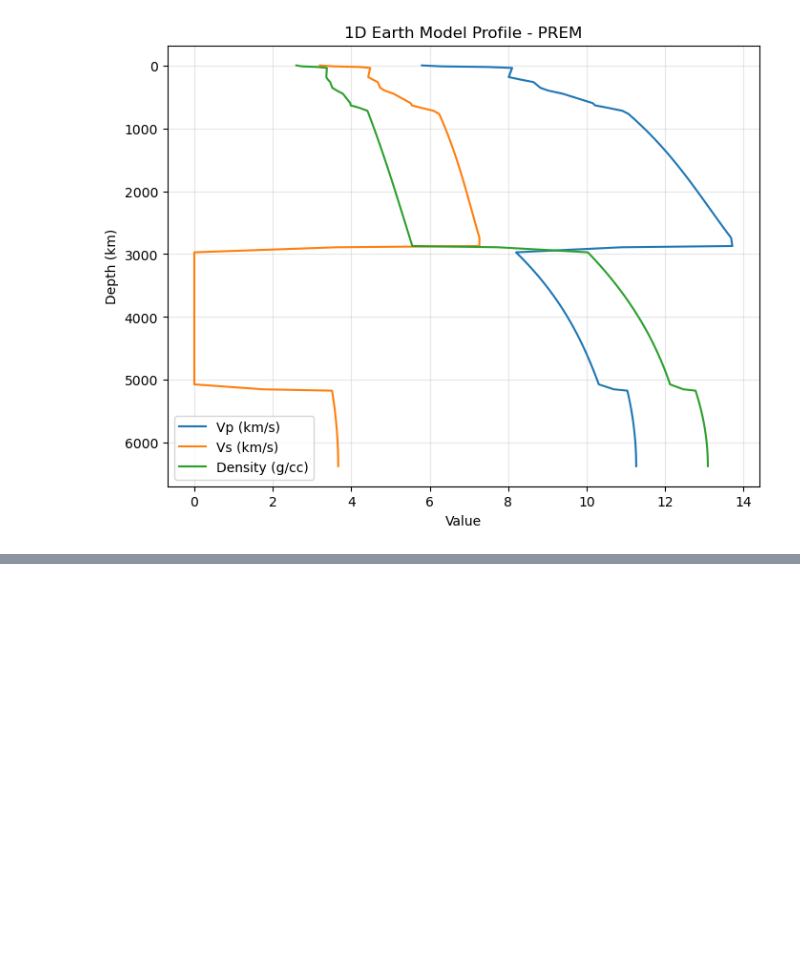
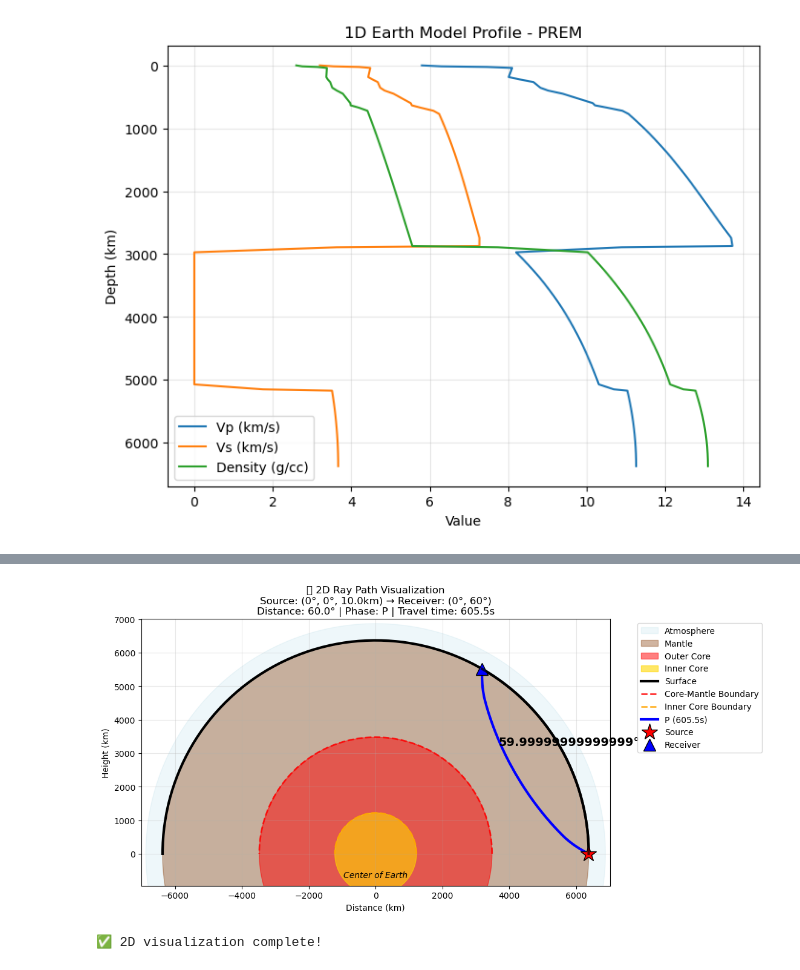
Before and after one commit to Adrian-Mag/SensRay, a Jupyter notebook: ray_tracing_tutorial.ipynb, the cells around one changed output, grey strips where cells are left out. Cells and saved outputs as stored; diff of their text form; code cells hidden in the pictures; blank space fills up the shorter version.

Commit message:
added proper 3d plotter now

```diff
--- a/ray_tracing_tutorial.ipynb
+++ b/ray_tracing_tutorial.ipynb
@@ -22,0 +56,31 @@ plt.show()
+# %%
+# Create 2D plotter
+plotter = EarthPlotter()
+
+# Plot the ray paths using seisray's built-in method
+if ray_paths:
+    # Extract ray coordinates for plotting
+    ray_coordinates = tracer.extract_ray_coordinates(ray_paths)
+
+    # Create the circular Earth plot
+    fig = plotter.plot_circular_earth(
+        ray_coordinates=ray_coordinates,
+        source_depth=source_depth_km,
+        distance_deg=geo_info['distance_deg'],
+        fig_size=(10, 10)
+    )
+
+    plt.title(f"🌍 2D Ray Path Visualization\n"
+              f"Source: ({source_lat}°, {source_lon}°, {source_depth_km}km) → "
+              f"Receiver: ({receiver_lat}°, {receiver_lon}°)\n"
+              f"Distance: {geo_info['distance_deg']:.1f}° | Phase: {ray_paths[0].name} | "
+              f"Travel time: {ray_paths[0].time:.1f}s")
+
+    plt.show()
+
+    print(f"✅ 2D visualization complete!")
+else:
+    print(f"⚠️  No ray paths to visualize")
+# %% [output]
+[figure, added]
+✅ 2D visualization complete!
```
Also changed, not shown: parts of 10 cells of this notebook, 8 other files.
